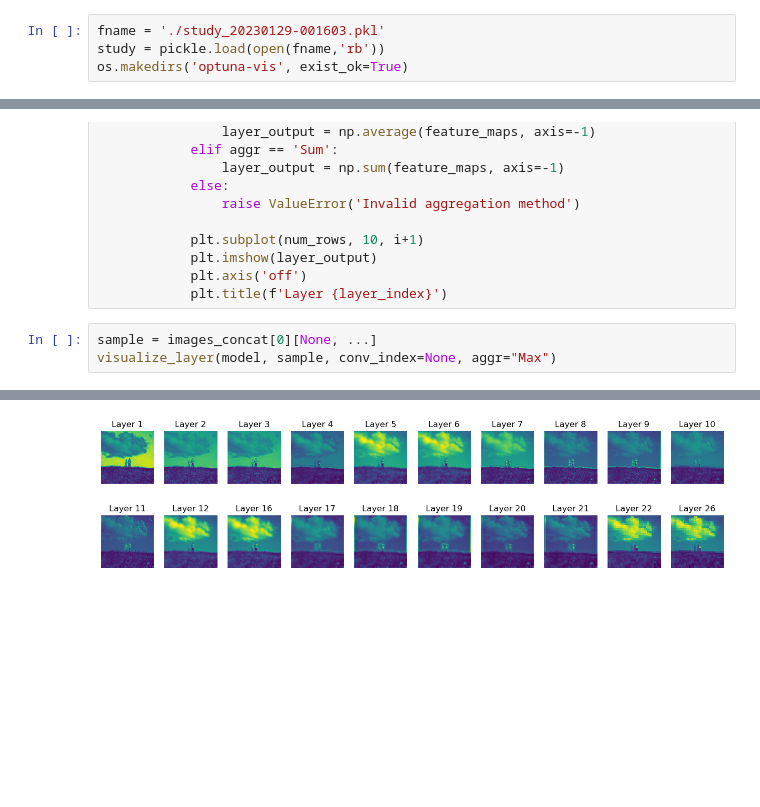
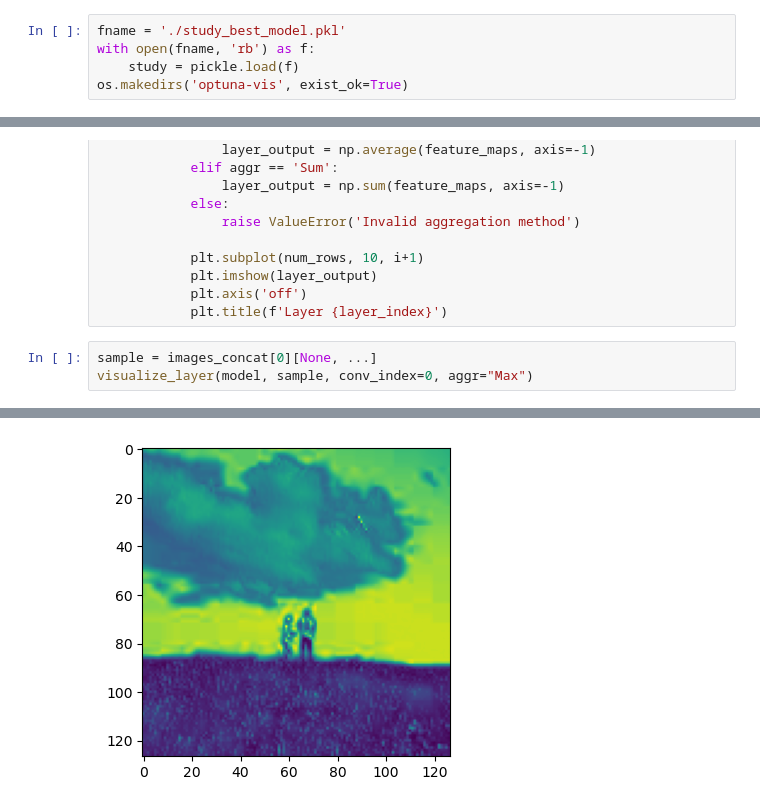
Before and after one commit to EauDeData/MCV-M3-W4, a Jupyter notebook: visualizations.ipynb, the cells around one changed output, grey strips where cells are left out. Drawn from its saved outputs; the diff is of its cells as text; blank space fills up the shorter version.

Commit message:
Train best bicho

```diff
--- a/visualizations.ipynb
+++ b/visualizations.ipynb
@@ -34,6 +34,7 @@ WARNING: Ignoring invalid distribution -cipy (d:\programas\miniconda3\envs\m3\li
 # %% [markdown]
 ## Optuna plots
 # %%
-fname = './study_20230129-001603.pkl'
-study = pickle.load(open(fname,'rb'))
+fname = './study_best_model.pkl'
+with open(fname, 'rb') as f:
+    study = pickle.load(f)
 os.makedirs('optuna-vis', exist_ok=True)
@@ -221,5 +224,5 @@ def visualize_layer(model, sample, conv_index=None, aggr='Max'):
             plt.title(f'Layer {layer_index}')
 # %%
 sample = images_concat[0][None, ...]
-visualize_layer(model, sample, conv_index=None, aggr="Max")
+visualize_layer(model, sample, conv_index=0, aggr="Max")
 # %% [output]
@@ -246 +230 @@ visualize_layer(model, sample, conv_index=None, aggr="Max")
-[figure, old version]
+[figure, new version]
```
Also changed, not shown: parts of 2 cells of this notebook, 5 other files.
